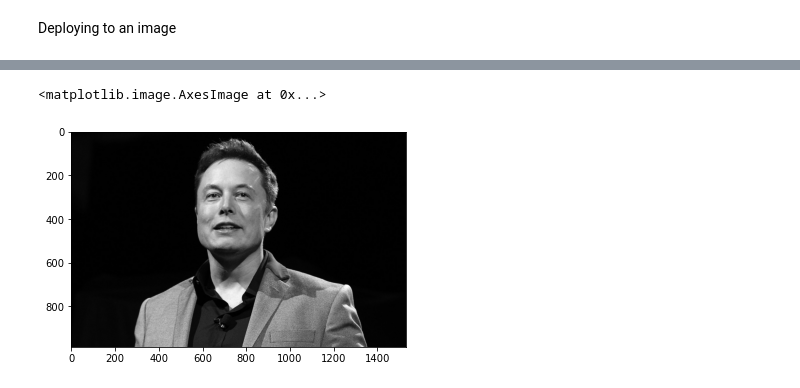
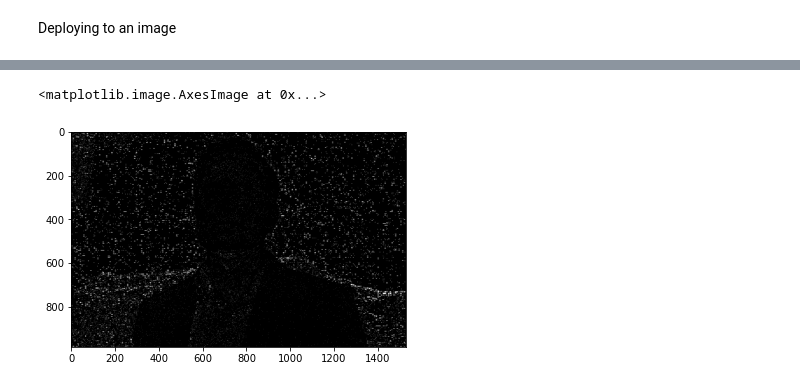
Before and after one commit to ElmerAlanoca/HackC, a Jupyter notebook: LABORATORIOS/LAB4/Lab4.ipynb, the cells around one changed output, grey strips where cells are left out. Drawn from its saved outputs; the diff is of its cells as text; code cells hidden in the pictures.

```diff
--- a/LABORATORIOS/LAB4/Lab4.ipynb
+++ b/LABORATORIOS/LAB4/Lab4.ipynb
@@ -255,6 +247,7 @@ def sobel_filters(img):
 # %% [markdown]
 Deploying to an image
 # %%
-image0 = upimgRGB_GRAY("ElonMusk.jpg")
+image = upimgRGB_GRAY("ElonMusk.jpg")
+plt.imshow(image, cmap = 'gray')
 # %%
-G, theta = sobel_filters(image0)
+G, theta = sobel_filters(image)
@@ -270,5 +258,16 @@ print(size1)
+# %%
+def elim_val_may_men_a(img, valor):
+    for j in range(img.shape[1]):
+        for i in range(img.shape[0]):
+            if img[i,j] < valor-0.0001:
+                img[i,j] = 0
+            if img[i,j] > valor+0.0001:
+                img[i,j] = 0
+    return img
+# %%
+val_norte = elim_val_may_men_a(theta, np.pi/2)
 # %%
-plt.imshow(image0, cmap = 'gray')
+plt.imshow(val_norte, cmap = 'gray')
 # %% [output]
 <matplotlib.image.AxesImage at 0x...>
-[figure, old version]
+[figure, new version]
```
Also changed, not shown: parts of 9 cells of this notebook, 1 other file.
